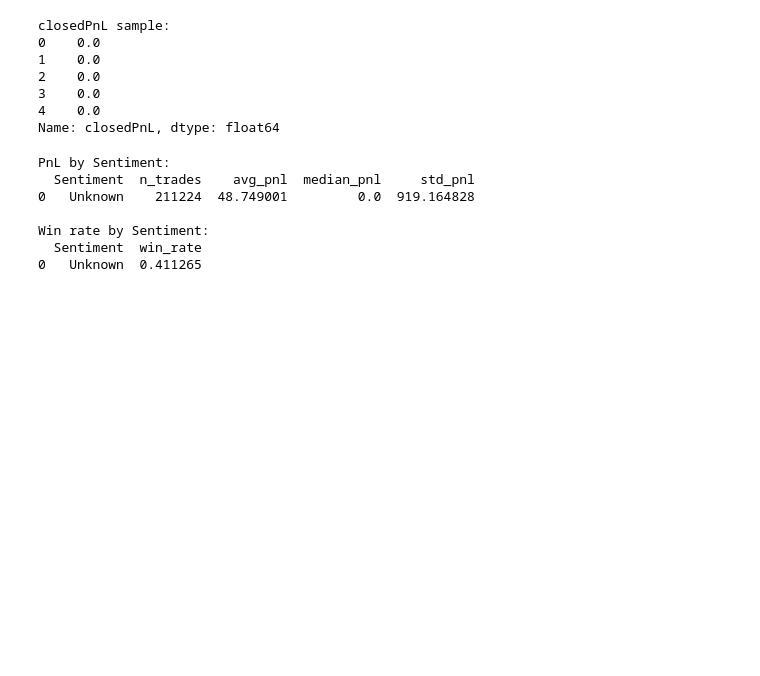
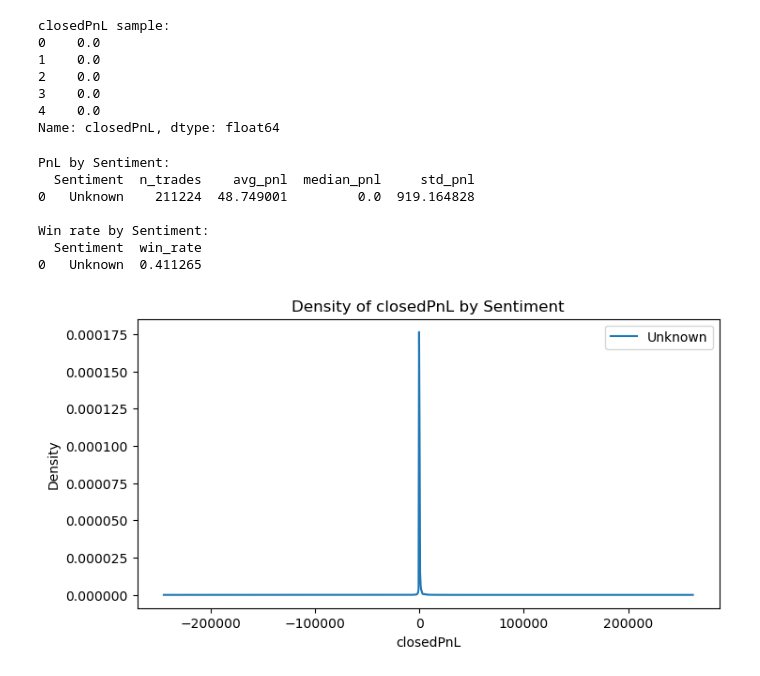
Before and after one commit to hardikjha/trader-data-analysis, a Jupyter notebook: trader_analysis.ipynb, the cells around one changed output. Cells and saved outputs as stored; diff of their text form; code cells hidden in the pictures; blank space fills up the shorter version.

```diff
--- a/trader_analysis.ipynb
+++ b/trader_analysis.ipynb
@@ -233,3 +233,15 @@ win_rate.to_csv(OUT_DIR / 'win_rate_by_sentiment.csv', index=False)
 # %%
 # Visualizations
 # - Distribution of PnL by sentiment (violin-like or density), bar of avg PnL, time series aggregation.
+# %%
+# Density plot overlayed
+for s in pnl_by_sent['Sentiment'].tolist():
+    subset = trades[trades['Sentiment']==s]['closedPnL'].dropna()
+if len(subset) > 0:
+    subset.plot(kind='kde', label=s)
+plt.xlabel('closedPnL')
+plt.title('Density of closedPnL by Sentiment')
+plt.legend()
+plt.show()
+# %% [output]
+[figure, added]
```
Also changed, not shown: parts of 6 cells of this notebook, 1 other file.
